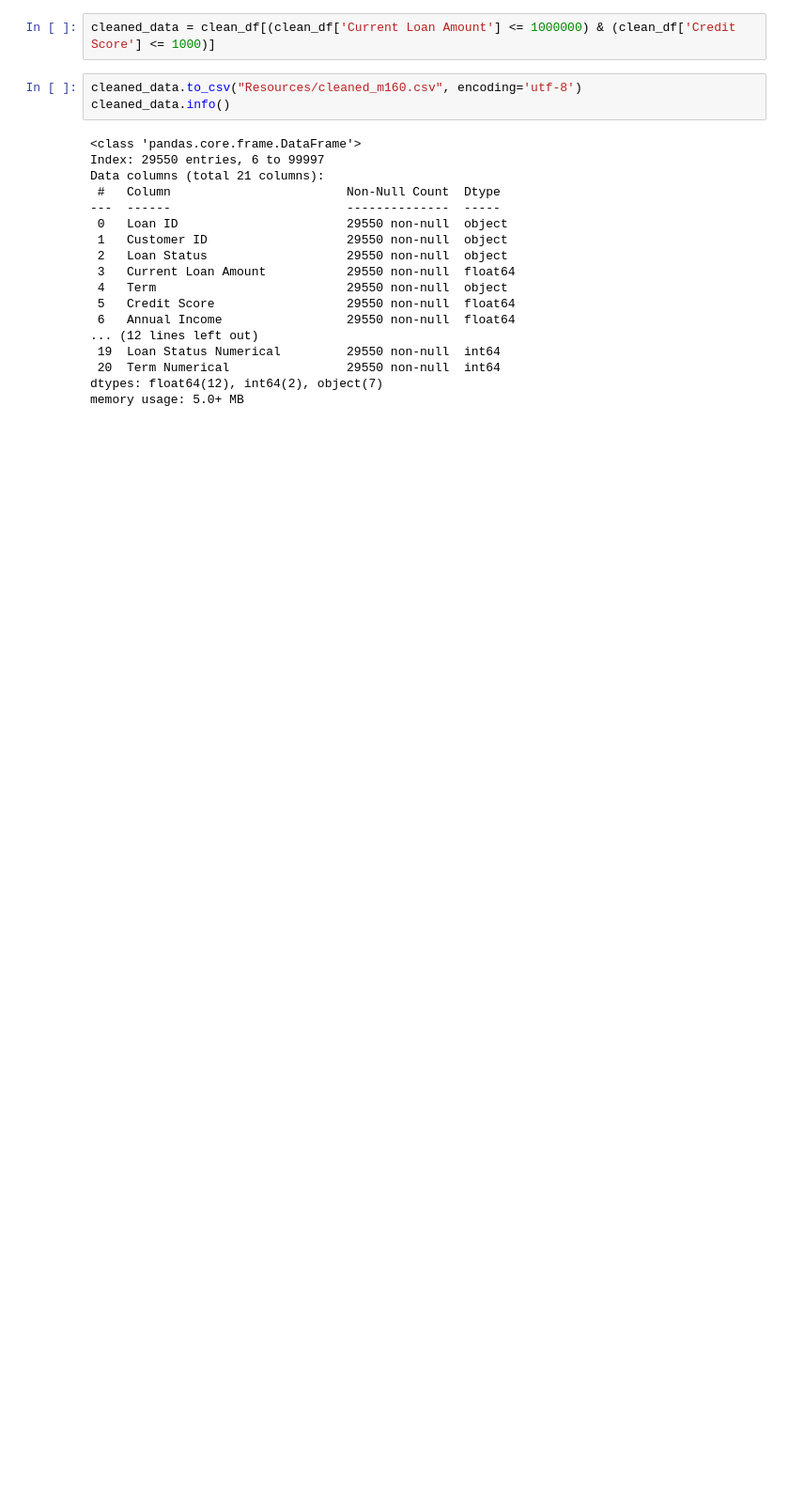
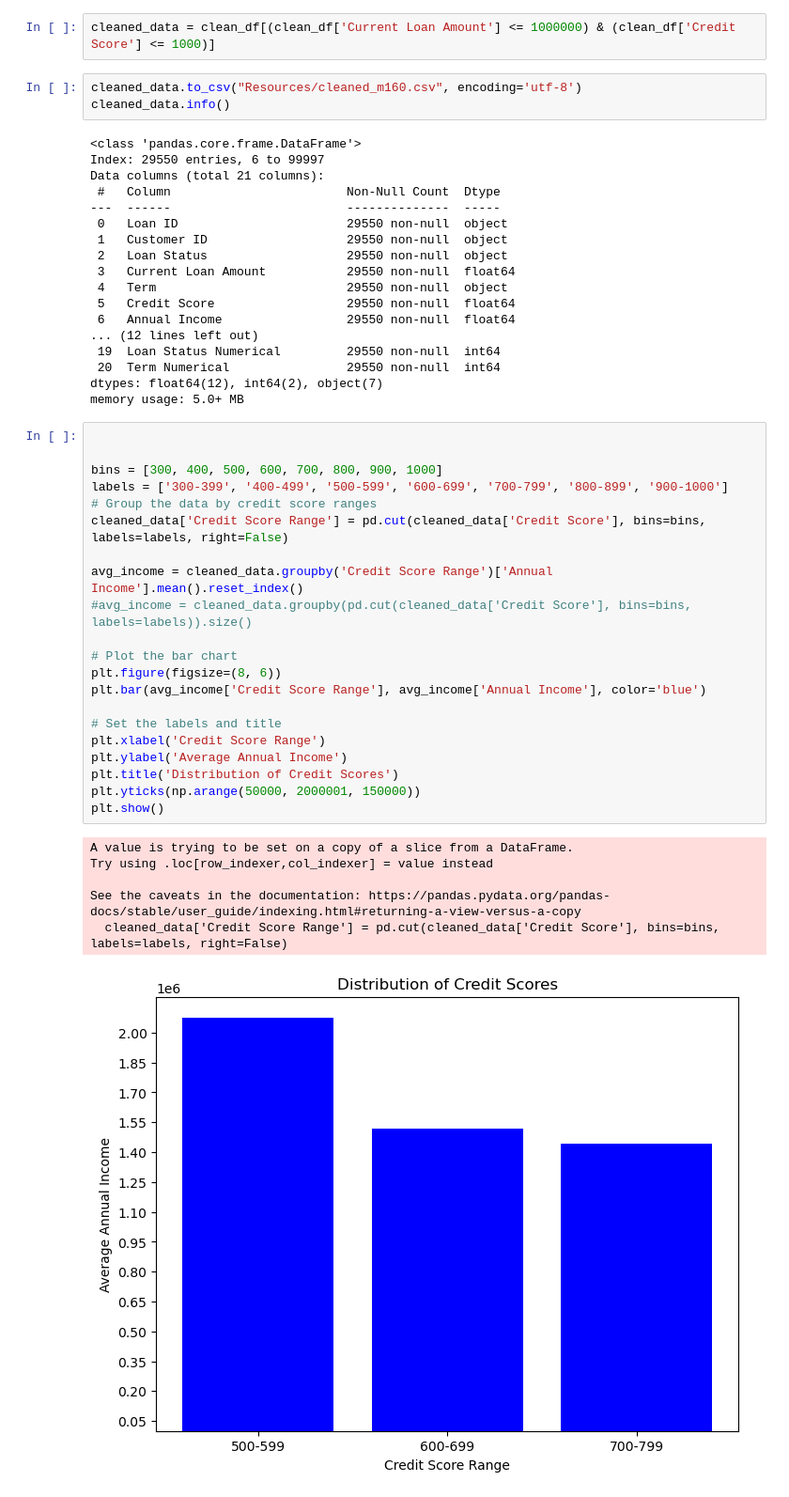
Before and after one commit to omidk414/ucb-data-project1-group2, a Jupyter notebook: main.ipynb, the cells around one changed output. Shown: that part at 94% size. Saved outputs shown, nothing was run; the diff lists cells and outputs as text; blank space fills up the shorter version.

```diff
--- a/main.ipynb
+++ b/main.ipynb
@@ -209,3 +198,31 @@ Data columns (total 21 columns):
  20  Term Numerical                29550 non-null  int64
 dtypes: float64(12), int64(2), object(7)
 memory usage: 5.0+ MB
+# %%
+
+
+bins = [300, 400, 500, 600, 700, 800, 900, 1000]
+labels = ['300-399', '400-499', '500-599', '600-699', '700-799', '800-899', '900-1000']
+# Group the data by credit score ranges
+cleaned_data['Credit Score Range'] = pd.cut(cleaned_data['Credit Score'], bins=bins, labels=labels, right=False)
+
+avg_income = cleaned_data.groupby('Credit Score Range')['Annual Income'].mean().reset_index()
+#avg_income = cleaned_data.groupby(pd.cut(cleaned_data['Credit Score'], bins=bins, labels=labels)).size()
+
+# Plot the bar chart
+plt.figure(figsize=(8, 6))
+plt.bar(avg_income['Credit Score Range'], avg_income['Annual Income'], color='blue')
+
+# Set the labels and title
+plt.xlabel('Credit Score Range')
+plt.ylabel('Average Annual Income')
+plt.title('Distribution of Credit Scores')
+plt.yticks(np.arange(50000, 2000001, 150000))
+plt.show()
+# %% [output]
+A value is trying to be set on a copy of a slice from a DataFrame.
+Try using .loc[row_indexer,col_indexer] = value instead
+
+See the caveats in the documentation: https://pandas.pydata.org/pandas-docs/stable/user_guide/indexing.html#returning-a-view-versus-a-copy
+  cleaned_data['Credit Score Range'] = pd.cut(cleaned_data['Credit Score'], bins=bins, labels=labels, right=False)
+[figure, added]
```
Also changed, not shown: parts of 3 cells of this notebook.
